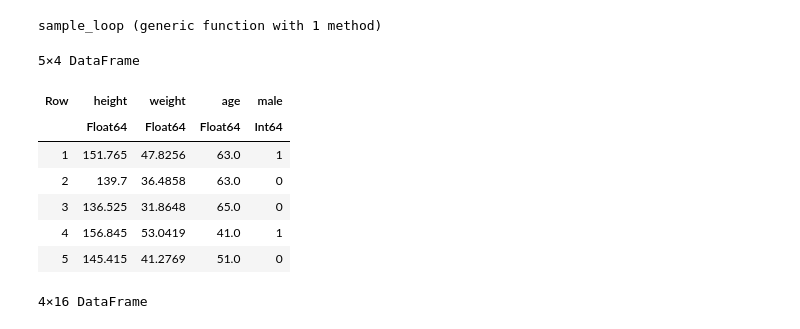
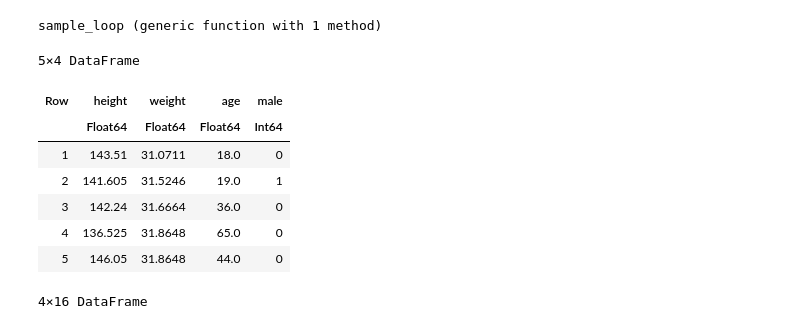
Before and after one commit to prl405/lahmc, a Jupyter notebook: height_data.ipynb, the cells around one changed output. Saved outputs shown, nothing was run; the diff lists cells and outputs as text; code cells hidden in the pictures.

```diff
--- a/height_data.ipynb
+++ b/height_data.ipynb
@@ -14,16 +14,17 @@ sample_loop (generic function with 1 method)
 # %%
 howell = CSV.read(sr_datadir("Howell1.csv"), DataFrame)
 howell = howell[howell.age .>= 18,:]
+howell = sort(howell, :weight)
 first(howell, 5)
 # %% [output]
 5×4 DataFrame
 | Row | height | weight | age | male |
 |  | Float64 | Float64 | Float64 | Int64 |
-| 1 | 151.765 | 47.8256 | 63.0 | 1 |
-| 2 | 139.7 | 36.4858 | 63.0 | 0 |
-| 3 | 136.525 | 31.8648 | 65.0 | 0 |
-| 4 | 156.845 | 53.0419 | 41.0 | 1 |
-| 5 | 145.415 | 41.2769 | 51.0 | 0 |
+| 1 | 143.51 | 31.0711 | 18.0 | 0 |
+| 2 | 141.605 | 31.5246 | 19.0 | 1 |
+| 3 | 142.24 | 31.6664 | 36.0 | 0 |
+| 4 | 136.525 | 31.8648 | 65.0 | 0 |
+| 5 | 146.05 | 31.8648 | 44.0 | 0 |
 # %%
 describe(howell, :all)
 # size(howell)
```
Also changed, not shown: parts of 12 cells of this notebook.
